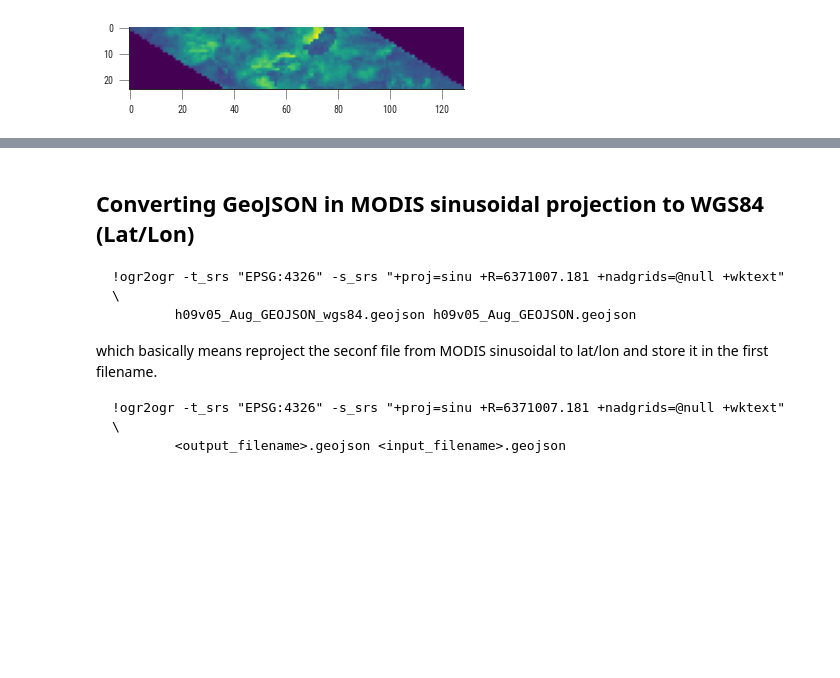
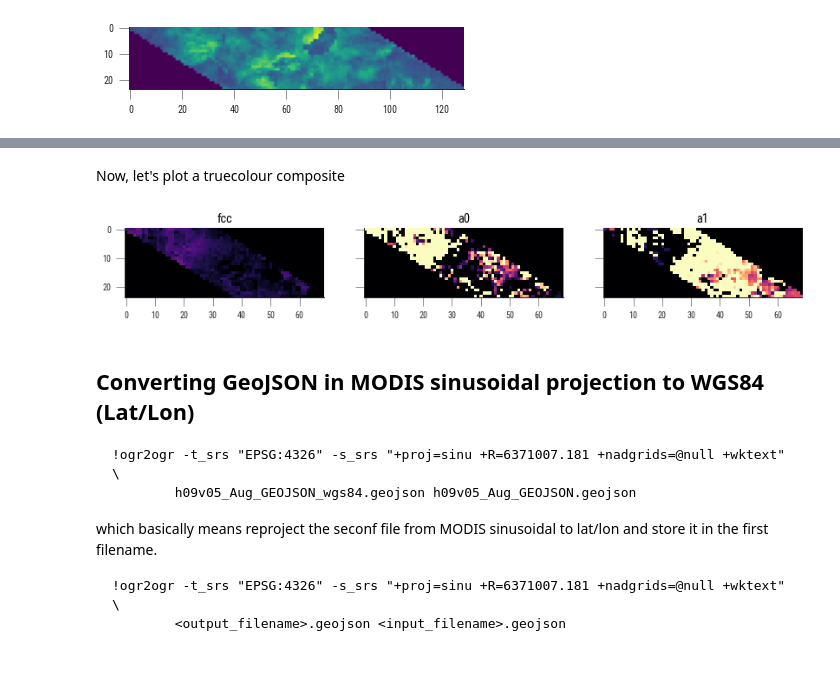
Before and after one commit to jgomezdans/fire_impacts_s2, a Jupyter notebook: Instruction_NP.ipynb, the cells around one changed output, grey strips where cells are left out. Saved outputs shown, nothing was run; the diff lists cells and outputs as text; code cells hidden in the pictures; blank space fills up the shorter version.

```diff
--- a/Instruction_NP.ipynb
+++ b/Instruction_NP.ipynb
@@ -77,3 +75,20 @@ plt.imshow(data[2])
+# %% [markdown]
+Now, let's plot a truecolour composite
+# %%
+g = gdal.Open("S2_h09v05_2021_aug_24_prefire_pre_post_fcc.tif")
+data = g.ReadAsArray()
+fig, axs = plt.subplots(nrows=1, ncols=3, sharex=True, sharey=True,
+                        figsize=(14, 6))
+
+vmins = [-0.2, 0, 0]
+vmaxs = [1.2, 0.1, 0.4]
+for i,p in enumerate(["fcc", "a0", "a1"]):
+
+    axs[i].imshow(data[i], vmin=vmins[i], vmax=vmaxs[i],
+                  interpolation="nearest", cmap=plt.cm.magma)
+    axs[i].set_title(p)
+# %% [output]
+[figure, added]
 # %% [markdown]
 ## Converting GeoJSON in MODIS sinusoidal projection to WGS84 (Lat/Lon)
 
```
Also changed, not shown: parts of 3 cells of this notebook.
